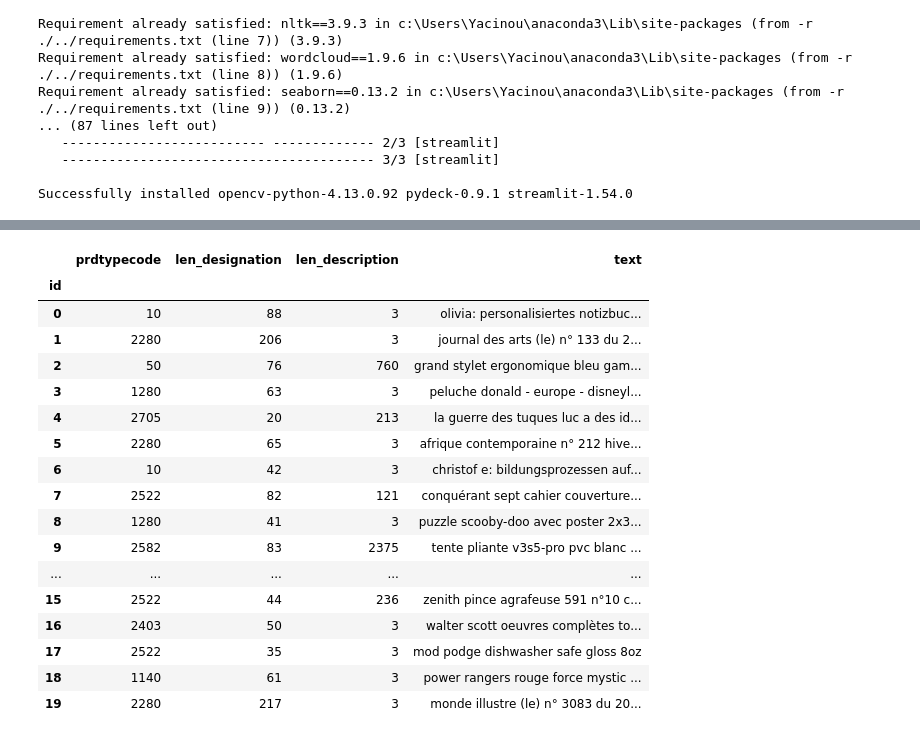
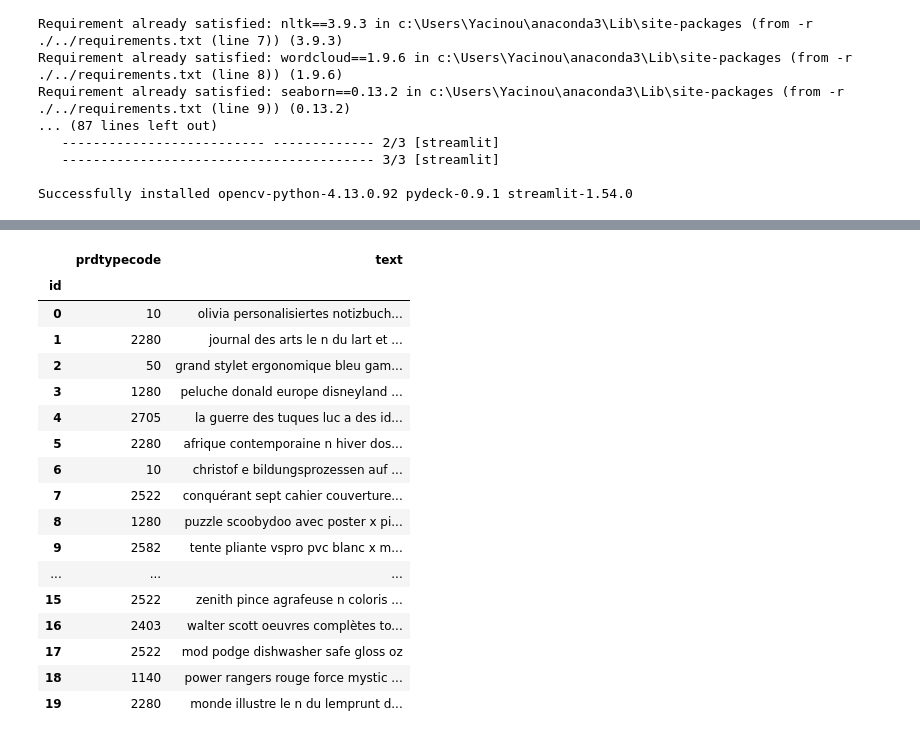
Before and after one commit to YacineA7/Rakuten-MLE-DEC25, a Jupyter notebook: notebooks/KNN_model.ipynb, the cells around one changed output, grey strips where cells are left out. Cells and saved outputs as stored; diff of their text form; code cells hidden in the pictures.

```diff
--- a/notebooks/KNN_model.ipynb
+++ b/notebooks/KNN_model.ipynb
@@ -84,21 +155,18 @@ Taille X_test : (13812, 5)
 # %%
-# Fonction de nettoyage du texte
+#Fonction de nettoyage du texte simple pour les colonnes de texte
 import re
 
 def clean_text(text):
     if pd.isnull(text):
         return ""
 
-    # Supprimer la ponctuation
-    #text = re.sub(r'[^\w\s]', '', text)
-
-    # Supprimer balises HTML
+    # Suppression des balises HTML
     text = re.sub(r'<.*?>', '', text)
 
-    # Remplacer <br /> par un espace
+    # Remplacement des <br /> par un espace
     text = text.replace(r'<br />', ' ')
 
-    # Remplacer les référence de caractère HTML
+    # Remplacement des référence de caractère HTML
     text = text.replace(r'&amp;', '&')
     text = text.replace(r'&nbsp;', ' ')
     text = text.replace(r'&lt', '<')
@@ -109,45 +177,54 @@ def clean_text(text):
     text = text.replace(r'&egrave', 'e')
     text = text.replace(r'&ecirc', 'e')
 
-    # Convertir en minuscules
+    # Suppression des URLs et des liens
+    text = re.sub(r"http\S+|www\.\S+", " ", text)
+
+    # Conversion en minuscules
     text = text.lower()
 
-    # Supprimer les espaces supplémentaires
+    # Suppression des espaces supplémentaires
     text = re.sub(r'\s+', ' ', text).strip()
 
+    # Suppression de la ponctuation
+    text = re.sub(r'[^\w\s]', '', text)
+
+    # Suppression des chiffres
+    text = re.sub(r'\d+', '', text)
+
     return text
 # %%
-# Nettoyage du texte
+# Nettoyage du texte simple pour les colonnes de texte
 full_data['clean_designation'] = full_data['designation'].apply(clean_text)
 full_data['clean_description'] = full_data['description'].apply(clean_text)
 
 # Vérification de doublon dans les désignations et descriptions nettoyées
 duplicate_designation = full_data['clean_designation'].duplicated().sum()
 duplicate_description = full_data['clean_description'].duplicated().sum()
 
 # Concaténation des désignations et descriptions nettoyées pour l'analyse de texte
 full_data['text'] = full_data['clean_designation'] + ' ' + full_data['clean_description']
 
 # Création d'un nouveau dataframe pour l'analyse de texte
-test_data = full_data.drop(columns=['designation', 'description', 'productid', 'imageid','clean_designation','clean_description'], axis=1)
-display(test_data.head(20))
+clean_data = full_data.drop(columns=['designation', 'description', 'productid', 'imageid','clean_designation','clean_description','len_designation','len_description'], axis=1)
+display(clean_data.head(20))
 # %% [output]
-|  | prdtypecode | len_designation | len_description | text |
-| id |  |  |  |  |
-| 0 | 10 | 88 | 3 | olivia: personalisiertes notizbuc... |
-| 1 | 2280 | 206 | 3 | journal des arts (le) n° 133 du 2... |
-| 2 | 50 | 76 | 760 | grand stylet ergonomique bleu gam... |
-| 3 | 1280 | 63 | 3 | peluche donald - europe - disneyl... |
-| 4 | 2705 | 20 | 213 | la guerre des tuques luc a des id... |
-| 5 | 2280 | 65 | 3 | afrique contemporaine n° 212 hive... |
-| 6 | 10 | 42 | 3 | christof e: bildungsprozessen auf... |
-| 7 | 2522 | 82 | 121 | conquérant sept cahier couverture... |
-| 8 | 1280 | 41 | 3 | puzzle scooby-doo avec poster 2x3... |
-| 9 | 2582 | 83 | 2375 | tente pliante v3s5-pro pvc blanc ... |
-| ... | ... | ... | ... | ... |
-| 15 | 2522 | 44 | 236 | zenith pince agrafeuse 591 n°10 c... |
-| 16 | 2403 | 50 | 3 | walter scott oeuvres complètes to... |
-| 17 | 2522 | 35 | 3 | mod podge dishwasher safe gloss 8oz |
-| 18 | 1140 | 61 | 3 | power rangers rouge force mystic ... |
-| 19 | 2280 | 217 | 3 | monde illustre (le) n° 3083 du 20... |
+|  | prdtypecode | text |
+| id |  |  |
+| 0 | 10 | olivia personalisiertes notizbuch... |
+| 1 | 2280 | journal des arts le n du lart et ... |
+| 2 | 50 | grand stylet ergonomique bleu gam... |
+| 3 | 1280 | peluche donald europe disneyland ... |
+| 4 | 2705 | la guerre des tuques luc a des id... |
+| 5 | 2280 | afrique contemporaine n hiver dos... |
+| 6 | 10 | christof e bildungsprozessen auf ... |
+| 7 | 2522 | conquérant sept cahier couverture... |
+| 8 | 1280 | puzzle scoobydoo avec poster x pi... |
+| 9 | 2582 | tente pliante vspro pvc blanc x m... |
+| ... | ... | ... |
+| 15 | 2522 | zenith pince agrafeuse n coloris ... |
+| 16 | 2403 | walter scott oeuvres complètes to... |
+| 17 | 2522 | mod podge dishwasher safe gloss oz |
+| 18 | 1140 | power rangers rouge force mystic ... |
+| 19 | 2280 | monde illustre le n du lemprunt d... |
 # %%
```
Also changed, not shown: parts of 13 cells of this notebook, 2 other files.
